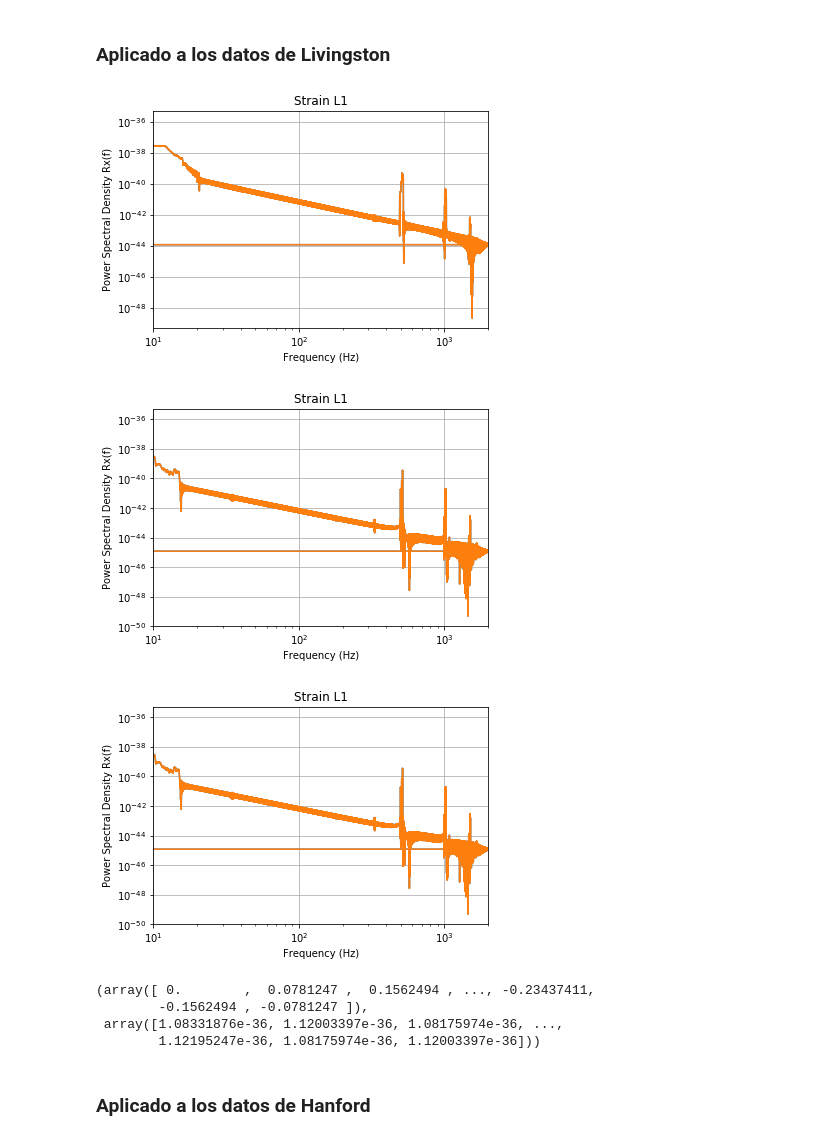
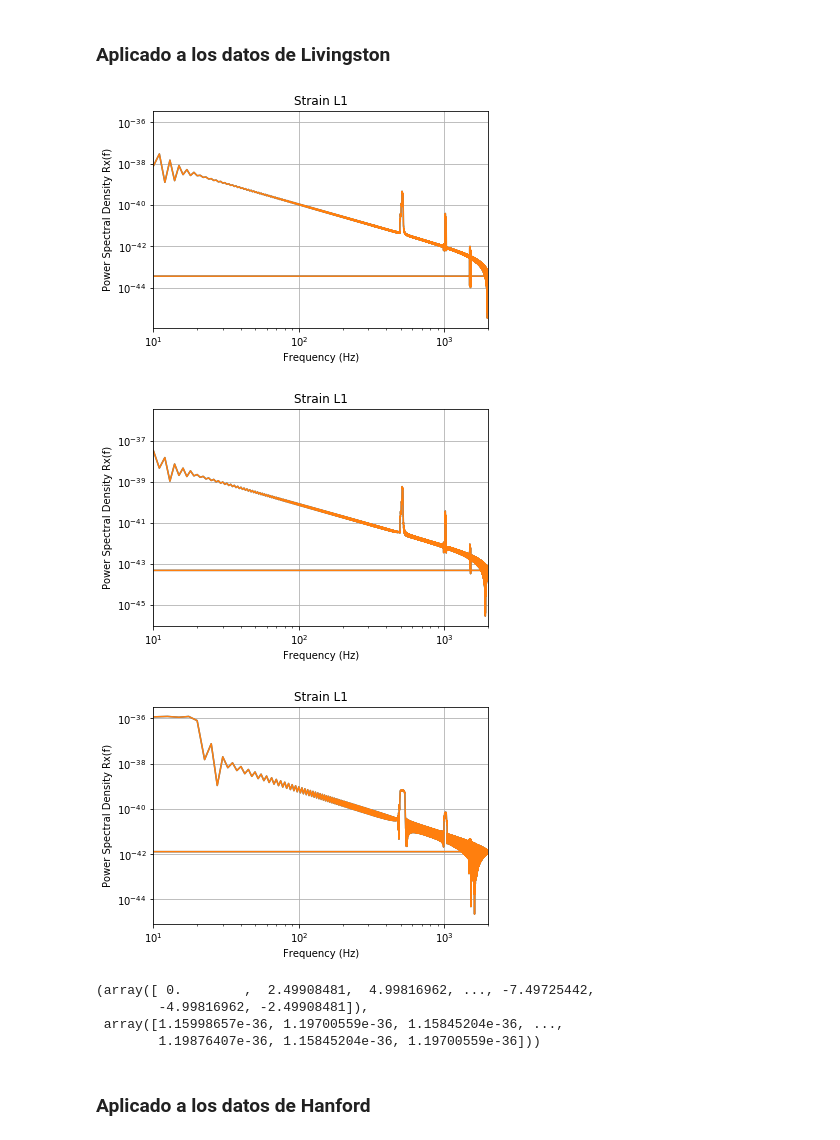
Before and after one commit to LuFernandez/PASA, a Jupyter notebook: TP1. Laboratorio de estimación no-paramétrica/Informe/Informe.ipynb, the cells around one changed output. Cells and saved outputs as stored; diff of their text form; code cells hidden in the pictures.

```diff
--- a/TP1. Laboratorio de estimación no-paramétrica/Informe/Informe.ipynb
+++ b/TP1. Laboratorio de estimación no-paramétrica/Informe/Informe.ipynb
@@ -45,15 +45,15 @@ def read_data(path, name):
   strain, time, chan_dict = rl.loaddata(path, name)
   dt = time[1] - time[0]
   times = dt*np.array([i for i in range(len(strain))])
-  return (strain, times, chan_dict)
+  return (strain, times, chan_dict, dt)
 
 fs = 4096
 folder_path = "PASA/TP1. Laboratorio de estimación no-paramétrica/LIGO/"
 # leemos los datos de Livingston
-strain_l1, times_l1, chan_dict_l1 = read_data(path=folder_path+'L-L1_LOSC_4_V2-1126259446-32.hdf5', name='L1')
+strain_l1, times_l1, chan_dict_l1, dt_l1 = read_data(path=folder_path+'L-L1_LOSC_4_V2-1126259446-32.hdf5', name='L1')
 
 # leemos los datos de Hanford
-strain_h1, time_h1, chan_dict_h1 = read_data(path=folder_path+'H-H1_LOSC_4_V2-1126259446-32.hdf5', name='H1')
+strain_h1, time_h1, chan_dict_h1, dt_h1 = read_data(path=folder_path+'H-H1_LOSC_4_V2-1126259446-32.hdf5', name='H1')
 # %% [markdown]
 ## Visualización de datos
 # %%
@@ -135,8 +138,7 @@ def create_b_tukey_window(N, M, L):
 # %% [markdown]
 Definimos cómo estimar la autocorrelación de una señal ruidosa:
 # %%
-def autocorrelation_estimation(data, L):
-  N = len(data)
+def autocorrelation_estimation(data, L, N):
   # Formamos el vector r_x con todos l de 0 a L
   if data.dtype is not complex:
     data = data.astype(complex)
@@ -150,17 +152,17 @@ def autocorrelation_estimation(data, L):
 Finalmente, implementamos el método:
 # %%
 #frac_N_l = N/l
-def blackman_tukey(fs, data, figure_number, M, x_lim, title='',  frac_N_l=5, plot=True):
+def blackman_tukey(fs, data, figure_number, M, x_lim, title='', N=4096, frac_N_l=5, plot=True):
   # cantidad de muestras N
   # Se recomienda N mayor a 50, y |l| ≤ N/4 (Box & Jenkins, 1976).
-  L = len(data)//frac_N_l
-  N = len(data)
+  L = N//frac_N_l
+  #N = len(data)
   if N <= 50:
     print('Se recomienda elegir una cantidad de muestras mayor a 50! (Box & Jenkins, 1976)')
   if L > N//4:
     print('Se recomienda elegir |l|<=N/4! (Box & Jenkins, 1976)')
 
-  r_xw = autocorrelation_estimation(data=data, L=L) * create_b_tukey_window(N, M, L)
+  r_xw = autocorrelation_estimation(data=data, L=L, N=N) * create_b_tukey_window(N, M, L)
 
   z = abs(scfft.fft(x=r_xw, n=len(r_xw)))
 
@@ -178,17 +180,17 @@ def blackman_tukey(fs, data, figure_number, M, x_lim, title='',  frac_N_l=5, plo
 # %% [markdown]
 ### Aplicado a los datos de Livingston
 # %%
-b_f_l1_tot, b_Pxx_l1_tot = blackman_tukey(fs=fs, data=strain_l1, figure_number=1, x_lim=(10,2000), title='Strain L1', M=200, frac_N_l=5)
-b_f_l1_first, b_Pxx_l1_first = blackman_tukey(fs=fs, data=strain_l1, figure_number=1, x_lim=(10,2000), title='Strain L1', M=20, frac_N_l=5)
-b_f_l1_last, b_Pxx_l1_last = blackman_tukey(fs=fs, data=strain_l1, figure_number=1, x_lim=(10,2000), title='Strain L1', M=20, frac_N_l=5)
+blackman_tukey(fs=fs, data=strain_l1, figure_number=1, x_lim=(10,2000), title='Strain L1', M=50, N=4096*10, frac_N_l=20)
+blackman_tukey(fs=fs, data=strain_l1, figure_number=1, x_lim=(10,2000), title='Strain L1', M=20, N=4096*5, frac_N_l=10)
+blackman_tukey(fs=fs, data=strain_l1, figure_number=1, x_lim=(10,2000), title='Strain L1', M=20, N=4096, frac_N_l=5)
 # %% [output]
-[figure, old version]
+[figure, new version]
-[figure, old version]
+[figure, new version]
-[figure, old version]
+[figure, new version]
-(array([ 0.        ,  0.0781247 ,  0.1562494 , ..., -0.23437411,
-        -0.1562494 , -0.0781247 ]),
- array([1.08331876e-36, 1.12003397e-36, 1.08175974e-36, ...,
-        1.12195247e-36, 1.08175974e-36, 1.12003397e-36]))
+(array([ 0.        ,  2.49908481,  4.99816962, ..., -7.49725442,
+        -4.99816962, -2.49908481]),
+ array([1.15998657e-36, 1.19700559e-36, 1.15845204e-36, ...,
+        1.19876407e-36, 1.15845204e-36, 1.19700559e-36]))
 # %% [markdown]
 ### Aplicado a los datos de Hanford
 # %%
```
Also changed, not shown: parts of 10 cells of this notebook.
